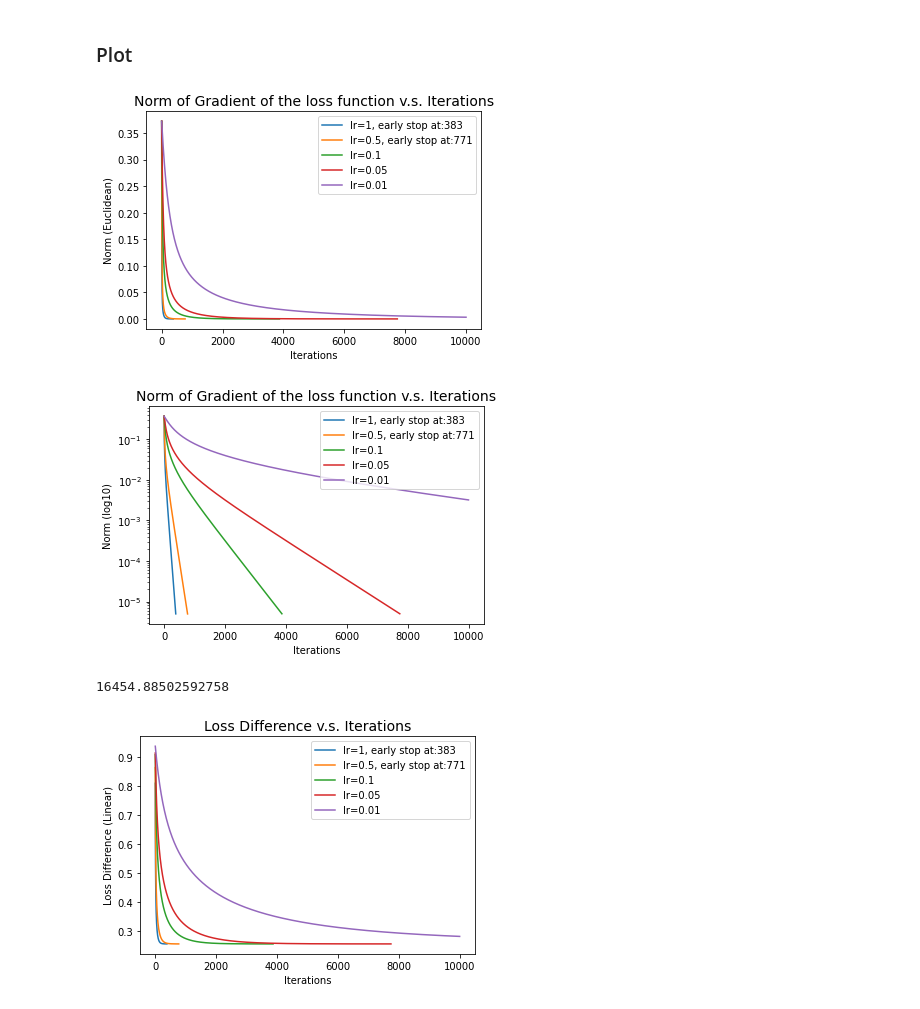
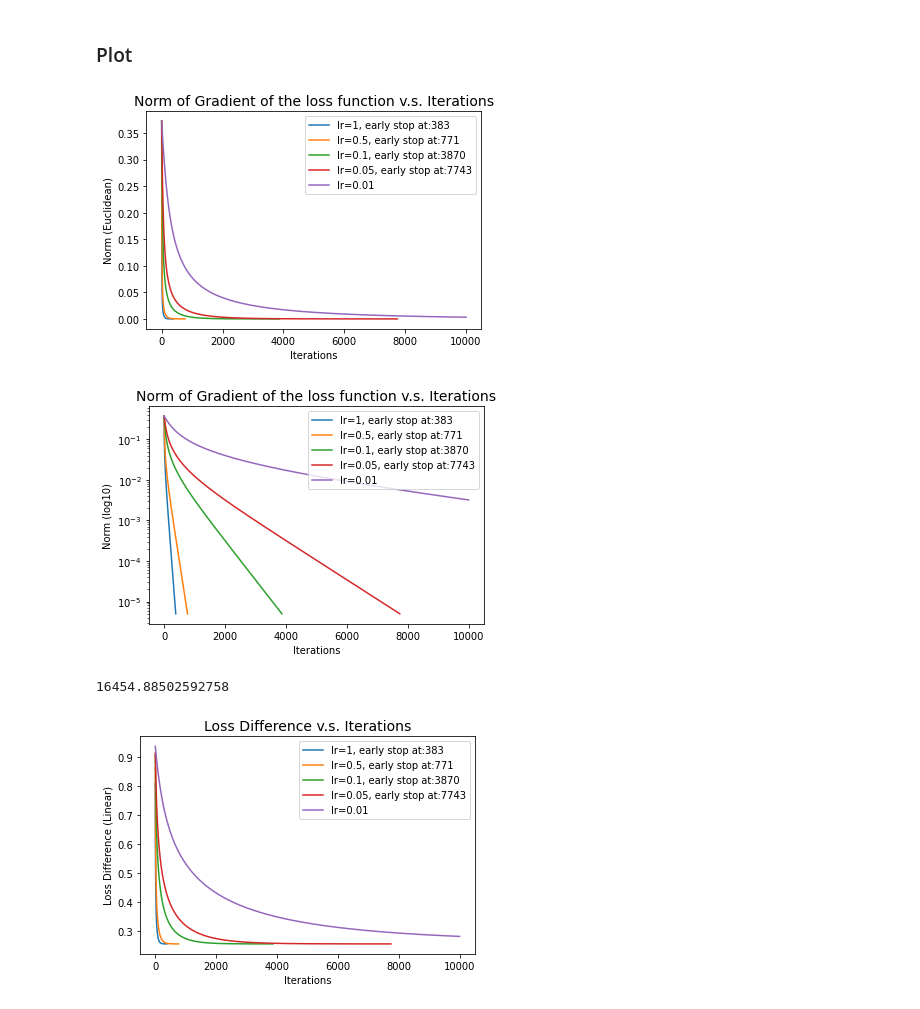
Before and after one commit to stupidpenguin/Computation_of_Data_Science, a Jupyter notebook: Homework_6/4_Gradient_Algorithm_for_Logistic_Regression_Estimation.ipynb, the cells around one changed output. Drawn from its saved outputs; the diff is of its cells as text; code cells hidden in the pictures.

```diff
--- a/Homework_6/4_Gradient_Algorithm_for_Logistic_Regression_Estimation.ipynb
+++ b/Homework_6/4_Gradient_Algorithm_for_Logistic_Regression_Estimation.ipynb
@@ -93,25 +93,25 @@ lr001_diff = Differentiation(lr001_beta, lr001_new_beta, max_iters)
 # %%
 import matplotlib.pyplot as plt
 
 plt.plot(list(range(len(lr1_new_beta))), lr1_loss_norm, label = f"lr=1, early stop at:{len(lr1_loss_norm)}")
 plt.plot(list(range(len(lr05_new_beta))), lr05_loss_norm, label = f"lr=0.5, early stop at:{len(lr05_loss_norm)}")
-plt.plot(list(range(len(lr01_new_beta))), lr01_loss_norm, label = "lr=0.1")
-plt.plot(list(range(len(lr005_new_beta))), lr005_loss_norm, label = "lr=0.05")
+plt.plot(list(range(len(lr01_new_beta))), lr01_loss_norm, label = f"lr=0.1, early stop at:{len(lr01_loss_norm)}")
+plt.plot(list(range(len(lr005_new_beta))), lr005_loss_norm, label = f"lr=0.05, early stop at:{len(lr005_loss_norm)}")
 plt.plot(list(range(len(lr001_new_beta))), lr001_loss_norm, label = "lr=0.01")
 plt.legend()
 
 plt.title("Norm of Gradient of the loss function v.s. Iterations", fontsize = 14)
 plt.xlabel("Iterations")
 plt.ylabel("Norm (Euclidean)")
 plt.yscale("linear")
 plt.show()
 # %% [output]
-[figure, old version]
+[figure, new version]
 # %%
 plt.plot(list(range(len(lr1_new_beta))), lr1_loss_norm, label = f"lr=1, early stop at:{len(lr1_loss_norm)}")
 plt.plot(list(range(len(lr05_new_beta))), lr05_loss_norm, label = f"lr=0.5, early stop at:{len(lr05_loss_norm)}")
-plt.plot(list(range(len(lr01_new_beta))), lr01_loss_norm, label = "lr=0.1")
-plt.plot(list(range(len(lr005_new_beta))), lr005_loss_norm, label = "lr=0.05")
+plt.plot(list(range(len(lr01_new_beta))), lr01_loss_norm, label = f"lr=0.1, early stop at:{len(lr01_loss_norm)}")
+plt.plot(list(range(len(lr005_new_beta))), lr005_loss_norm, label = f"lr=0.05, early stop at:{len(lr005_loss_norm)}")
 plt.plot(list(range(len(lr001_new_beta))), lr001_loss_norm, label = "lr=0.01")
 plt.legend()
 
@@ -121,7 +121,7 @@ plt.ylabel("Norm (log10)")
 plt.yscale("log")
 plt.show()
 # %% [output]
-[figure, old version]
+[figure, new version]
 # %%
 print(lr1_diff[-1])
 # %% [output]
@@ -129,8 +129,8 @@ print(lr1_diff[-1])
 # %%
 plt.plot(list(range(len(lr1_new_beta))), lr1_diff, label = f"lr=1, early stop at:{len(lr1_new_beta)}")
 plt.plot(list(range(len(lr05_new_beta))), lr05_diff, label = f"lr=0.5, early stop at:{len(lr05_new_beta)}")
-plt.plot(list(range(len(lr01_new_beta))), lr01_diff, label = "lr=0.1")
-plt.plot(list(range(len(lr005_new_beta))), lr005_diff, label = "lr=0.05")
+plt.plot(list(range(len(lr01_new_beta))), lr01_diff, label = f"lr=0.1, early stop at:{len(lr01_new_beta)}")
+plt.plot(list(range(len(lr005_new_beta))), lr005_diff, label = f"lr=0.05, early stop at:{len(lr005_new_beta)}")
 plt.plot(list(range(len(lr001_new_beta))), lr001_diff, label = "lr=0.01")
 plt.legend()
 
@@ -140,7 +140,7 @@ plt.ylabel("Loss Difference (Linear)")
 plt.yscale("linear")
 plt.show()
 # %% [output]
-[figure, old version]
+[figure, new version]
 # %%
 plt.plot(list(range(len(lr1_new_beta))), lr1_diff, label = f"lr=1, early stop at:{len(lr1_new_beta)}")
 plt.plot(list(range(len(lr05_new_beta))), lr05_diff, label = f"lr=0.5, early stop at:{len(lr05_new_beta)}")
```
Also changed, not shown: parts of 1 cell of this notebook.
